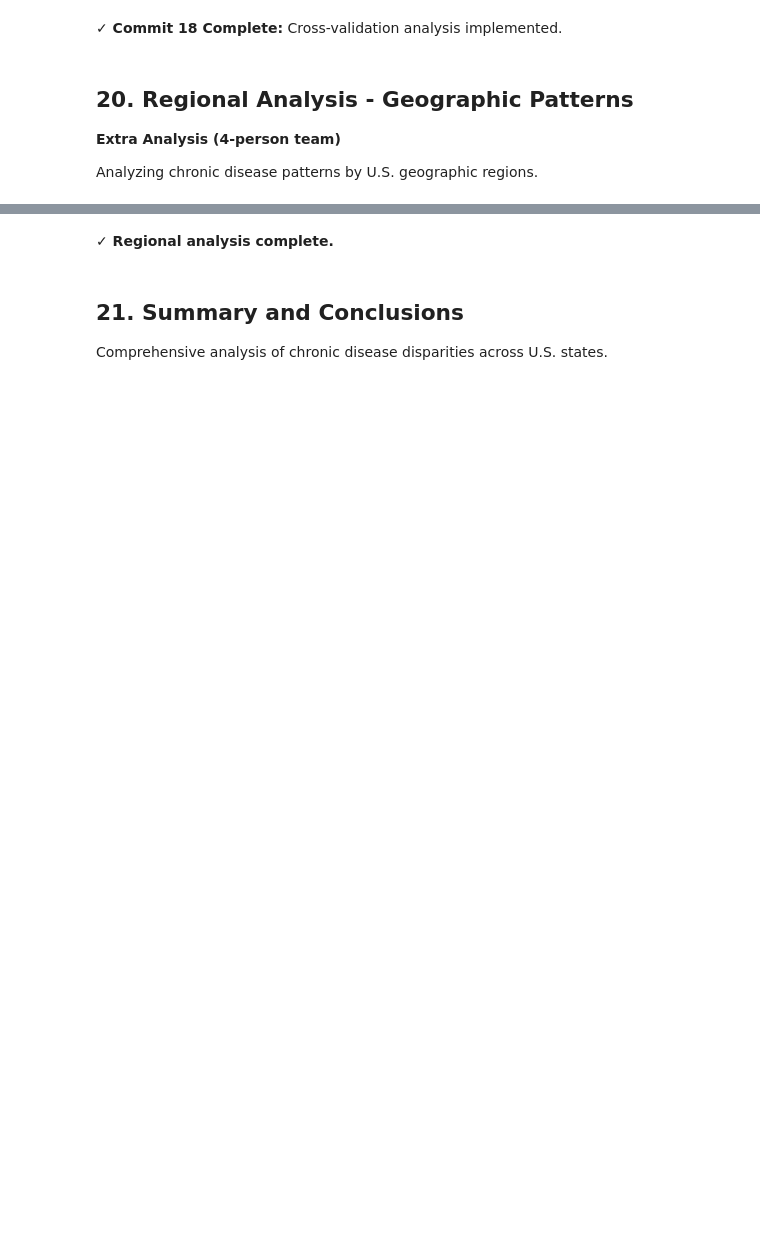
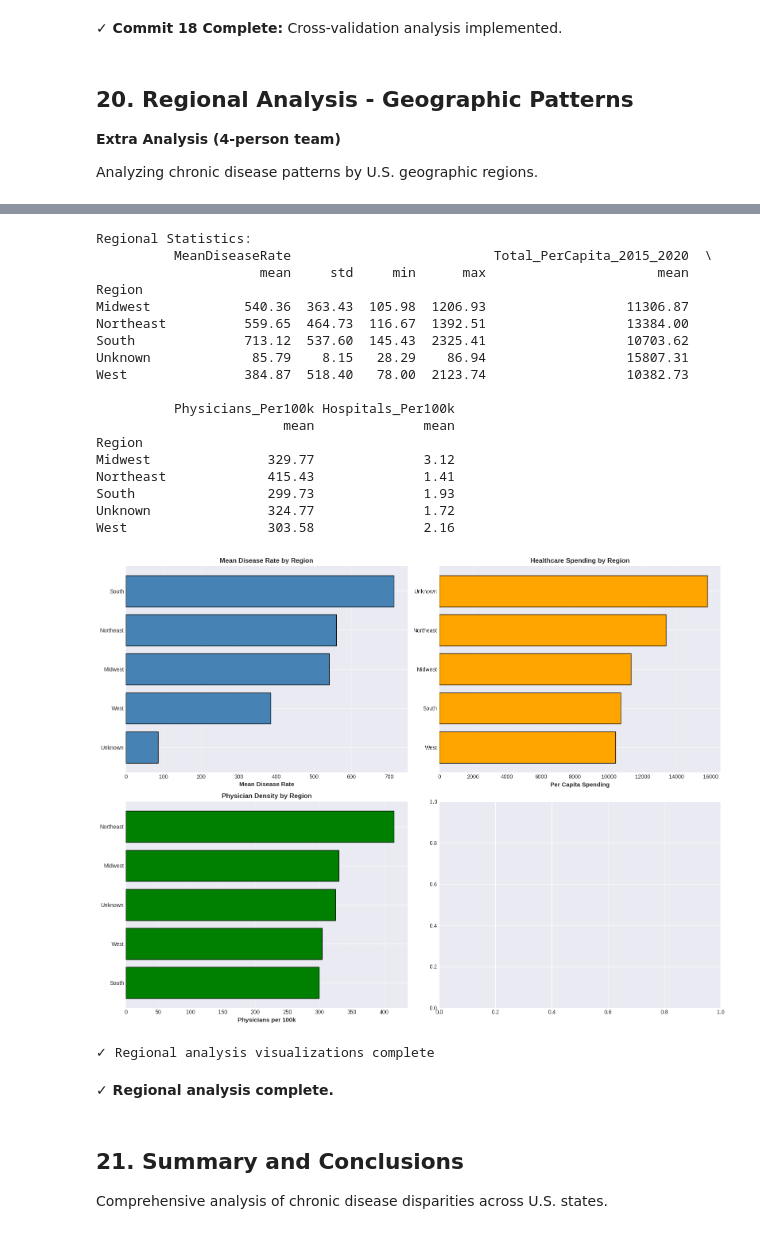
Before and after one commit to tejkiranyenugunti-spec/Group-8--CMPE-255-Data-Mining-Project-, a Jupyter notebook: notebooks/Team8_ChronicDisease_Analysis.ipynb, the cells around one changed output, grey strips where cells are left out. Drawn from its saved outputs; the diff is of its cells as text; code cells hidden in the pictures; blank space fills up the shorter version.

```diff
--- a/notebooks/Team8_ChronicDisease_Analysis.ipynb
+++ b/notebooks/Team8_ChronicDisease_Analysis.ipynb
@@ -371,7 +619,7 @@ if 'State' in df_hospitals.columns:
     print(f"✓ Standardized state names")
 
 # Check for duplicates
-duplicates_hosp = df_hospitals.duplicated(subset=['State']).sum()
+duplicates_hosp = df_hospitals.duplicated().sum()
 print(f"Duplicate states: {duplicates_hosp}")
 
 if duplicates_hosp > 0:
@@ -379,5 +627,5 @@ if duplicates_hosp > 0:
     print(f"✓ Removed {duplicates_hosp} duplicate states")
 
 print(f"Hospitals dataset shape: {df_hospitals.shape}")
-print(f"Unique states: {df_hospitals['State'].nunique()}")
+print(f"Columns in df_hospitals: {df_hospitals.columns.tolist()}")
 df_hospitals.head()
@@ -572,9 +994,21 @@ df_master.head()
 # %%
 # Merge hospitals data
+
+# Check columns first
 hosp_cols = df_hospitals.columns.tolist()
 print(f"Hospitals columns: {hosp_cols}")
 
-# Common patterns: 'Total', 'TotalHospitals', 'Count'
+# Fix State column name
+if 'State' not in df_hospitals.columns:
+    if 'Location' in df_hospitals.columns:
+        df_hospitals = df_hospitals.rename(columns={'Location': 'State'})
+    elif 'State_Name' in df_hospitals.columns:
+        df_hospitals = df_hospitals.rename(columns={'State_Name': 'State'})
+    elif 'LocationDesc' in df_hospitals.columns:
+        df_hospitals = df_hospitals.rename(columns={'LocationDesc': 'State'})
+    print(f"✓ Fixed State column in hospitals data")
+
+# Find total hospitals column - common patterns: 'Total', 'TotalHospitals', 'Count'
 total_hosp_col = None
 for col in hosp_cols:
     if 'total' in col.lower() and 'hospital' in col.lower():
@@ -584,7 +1018,7 @@ for col in hosp_cols:
         total_hosp_col = col
         break
 
-if total_hosp_col and total_hosp_col in df_hospitals.columns:
+if total_hosp_col and 'State' in df_hospitals.columns:
     df_hosp_merge = df_hospitals[['State', total_hosp_col]].copy()
     df_hosp_merge = df_hosp_merge.rename(columns={total_hosp_col: 'TotalHospitals'})
     df_master = df_master.merge(df_hosp_merge, on='State', how='left')
@@ -1779,13 +2584,21 @@ print(f"\n✓ Regional mapping complete")
 # %%
 # Regional comparison of disease burden
-regional_stats = df_master.groupby('Region').agg({
-    'MeanDiseaseRate': ['mean', 'std', 'min', 'max'],
-    'Total_PerCapita_2015_2020': 'mean',
-    'Physicians_Per100k': 'mean',
-    'Hospitals_Per100k': 'mean',
-    'Prevalence': 'mean',
-    'PM25': 'mean'
-}).round(2)
+# Build aggregation dict based on available columns
+agg_dict = {'MeanDiseaseRate': ['mean', 'std', 'min', 'max']}
+
+# Add columns only if they exist
+if 'Total_PerCapita_2015_2020' in df_master.columns:
+    agg_dict['Total_PerCapita_2015_2020'] = 'mean'
+if 'Physicians_Per100k' in df_master.columns:
+    agg_dict['Physicians_Per100k'] = 'mean'
+if 'Hospitals_Per100k' in df_master.columns:
+    agg_dict['Hospitals_Per100k'] = 'mean'
+if 'Prevalence' in df_master.columns:
+    agg_dict['Prevalence'] = 'mean'
+if 'PM25' in df_master.columns:
+    agg_dict['PM25'] = 'mean'
+
+regional_stats = df_master.groupby('Region').agg(agg_dict).round(2)
 
 print("\nRegional Statistics:")
 print(regional_stats)
@@ -1802,33 +2615,54 @@ axes[0, 0].grid(axis='x', alpha=0.3)
 
 # Plot 2: Per Capita Spending by Region
 if 'Total_PerCapita_2015_2020' in df_master.columns:
     regional_spending = df_master.groupby('Region')['Total_PerCapita_2015_2020'].mean().sort_values()
     axes[0, 1].barh(regional_spending.index, regional_spending.values, color='orange', edgecolor='black')
     axes[0, 1].set_xlabel('Per Capita Spending', fontsize=11, fontweight='bold')
     axes[0, 1].set_title('Healthcare Spending by Region', fontsize=12, fontweight='bold')
     axes[0, 1].grid(axis='x', alpha=0.3)
 
 # Plot 3: Physicians per 100k by Region
 if 'Physicians_Per100k' in df_master.columns:
     regional_physicians = df_master.groupby('Region')['Physicians_Per100k'].mean().sort_values()
     axes[1, 0].barh(regional_physicians.index, regional_physicians.values, color='green', edgecolor='black')
     axes[1, 0].set_xlabel('Physicians per 100k', fontsize=11, fontweight='bold')
     axes[1, 0].set_title('Physician Density by Region', fontsize=12, fontweight='bold')
     axes[1, 0].grid(axis='x', alpha=0.3)
 
 # Plot 4: Physical Inactivity by Region
 if 'Prevalence' in df_master.columns:
     regional_inactivity = df_master.groupby('Region')['Prevalence'].mean().sort_values()
     axes[1, 1].barh(regional_inactivity.index, regional_inactivity.values, color='red', edgecolor='black')
     axes[1, 1].set_xlabel('Inactivity Prevalence (%)', fontsize=11, fontweight='bold')
     axes[1, 1].set_title('Physical Inactivity by Region', fontsize=12, fontweight='bold')
     axes[1, 1].grid(axis='x', alpha=0.3)
 
 plt.tight_layout()
 plt.savefig('../results/regional_analysis.png', dpi=300, bbox_inches='tight')
 plt.show()
 
 print("\n✓ Regional analysis visualizations complete")
+# %% [output]
+Regional Statistics:
+          MeanDiseaseRate                          Total_PerCapita_2015_2020  \
+                     mean     std     min      max                      mean
+Region
+Midwest            540.36  363.43  105.98  1206.93                  11306.87
+Northeast          559.65  464.73  116.67  1392.51                  13384.00
+South              713.12  537.60  145.43  2325.41                  10703.62
+Unknown             85.79    8.15   28.29    86.94                  15807.31
+West               384.87  518.40   78.00  2123.74                  10382.73
+
+          Physicians_Per100k Hospitals_Per100k
+                        mean              mean
+Region
+Midwest               329.77              3.12
+Northeast             415.43              1.41
+South                 299.73              1.93
+Unknown               324.77              1.72
+West                  303.58              2.16
+[figure, added]
+✓ Regional analysis visualizations complete
 # %% [markdown]
 **✓ Regional analysis complete.**
 # %% [markdown]
```
Also changed, not shown: parts of 86 cells of this notebook.
